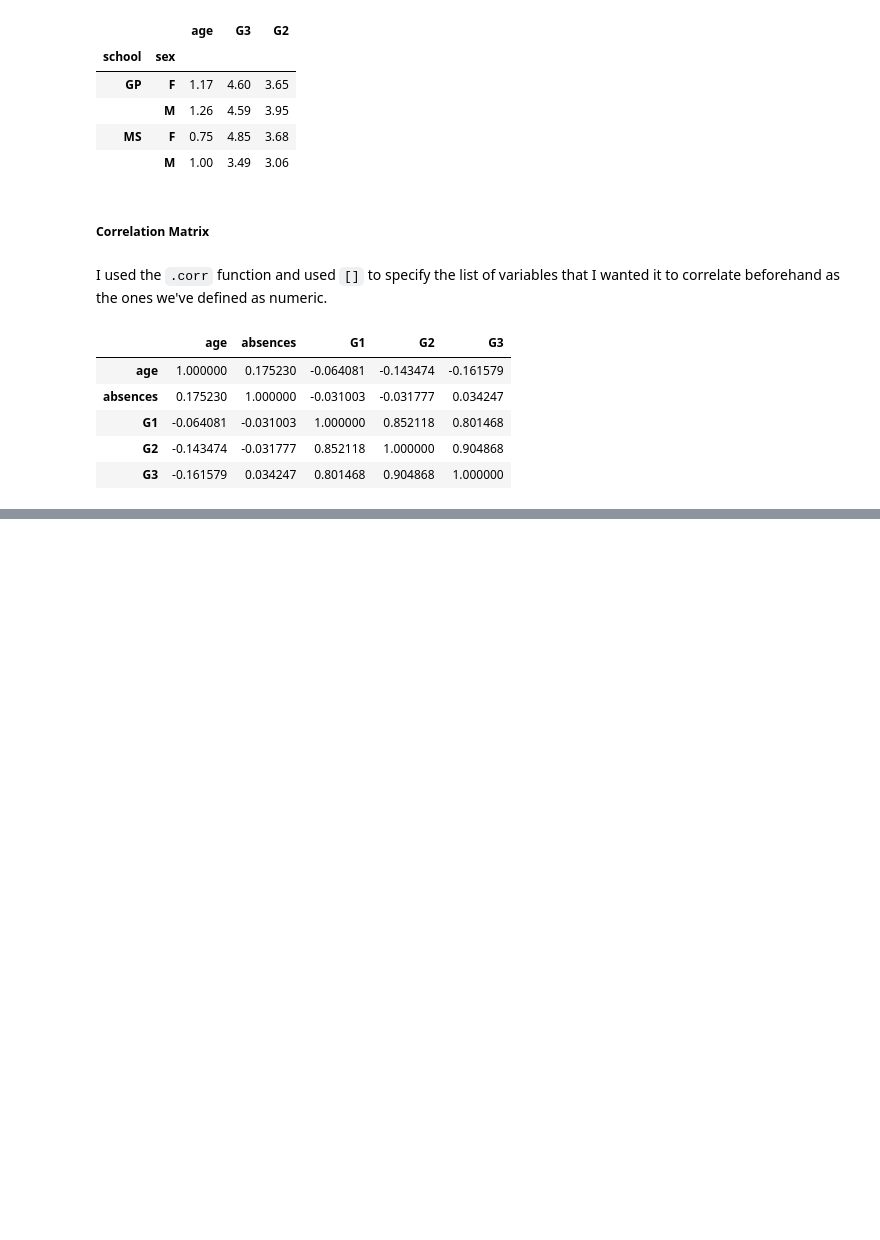
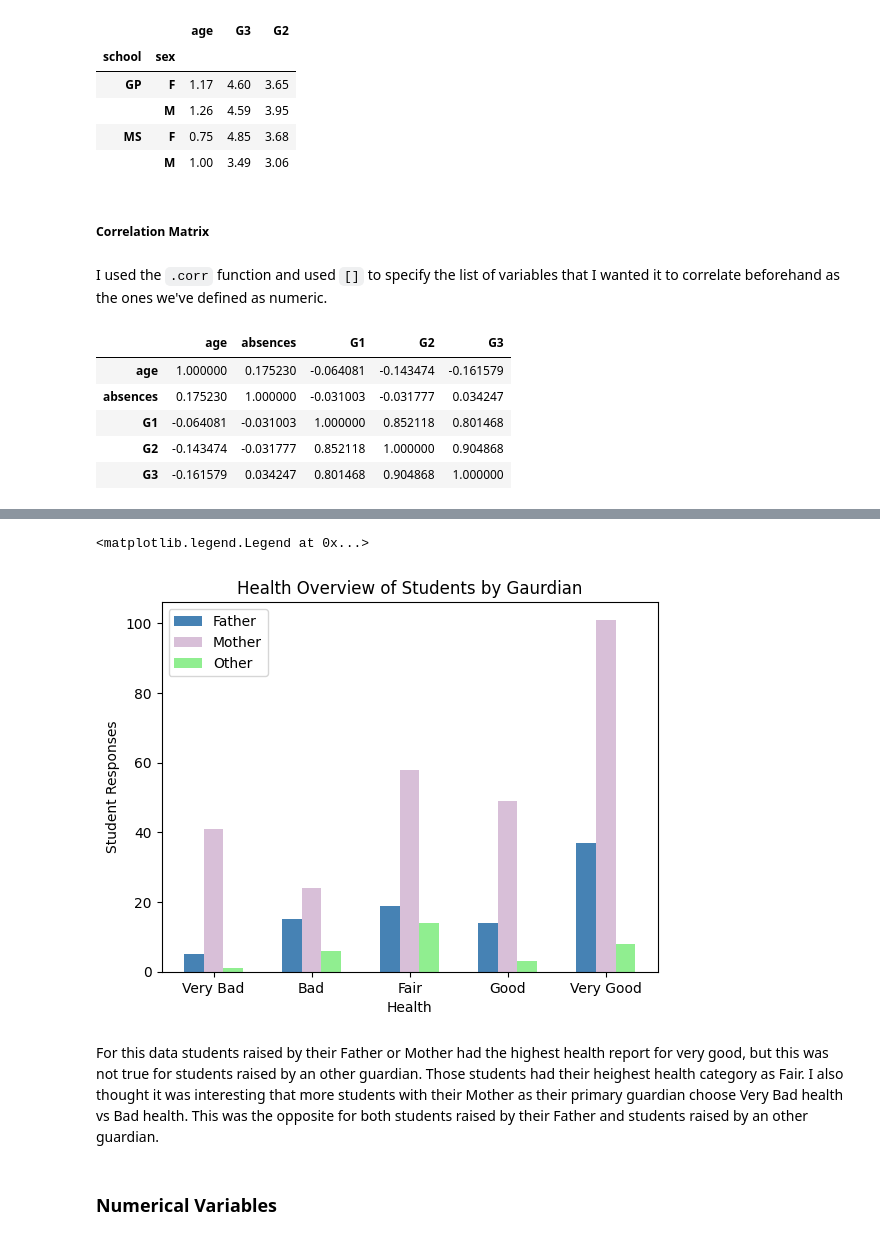
Before and after one commit to Feznix/Stats-554, a Jupyter notebook: Homework_4.ipynb, the cells around one changed output, grey strips where cells are left out. Drawn from its saved outputs; the diff is of its cells as text; code cells hidden in the pictures; blank space fills up the shorter version.

```diff
--- a/Homework_4.ipynb
+++ b/Homework_4.ipynb
@@ -118,0 +185,4 @@ st_data[['age','absences','G1','G2','G3']].corr(numeric_only=True)
+# %%
+st_data["guardianc"]=st_data.guardian.astype("category")
+st_data.guardianc =st_data.guardianc.cat.rename_categories(['Father','Mother','Other'])
+st_data.guardianc.cat.categories
@@ -118,0 +191,4 @@ st_data[['age','absences','G1','G2','G3']].corr(numeric_only=True)
+# %%
+table2= pd.crosstab(index=st_data.healthc, columns= st_data.guardianc,\
+             rownames=['Health'], colnames=["Guardian"])
+table2
@@ -118,0 +203,29 @@ st_data[['age','absences','G1','G2','G3']].corr(numeric_only=True)
+# %%
+plt.bar(
+    x=[0.8,1.8,2.8,3.8,4.8],
+    height=table2.loc[:,"Father"],
+    width=0.2,
+    label='Father',
+    color= 'steelblue')
+plt.bar(x=[1,2,3,4,5],
+    height=table2.loc[:,"Mother"],
+    width=0.2,
+    label='Mother',
+    color= 'thistle')
+plt.bar(x=[1.2,2.2,3.2,4.2,5.2],
+    height=table2.loc[:,"Other"],
+    width=0.2,
+    label='Other',
+    color= 'lightgreen')
+plt.xticks([1,2,3,4,5],st_data.healthc.cat.categories)
+plt.xlabel("Health")
+plt.ylabel("Student Responses")
+plt.title("Health Overview of Students by Gaurdian")
+plt.legend(loc = 0)
+# %% [output]
+<matplotlib.legend.Legend at 0x...>
+[figure, added]
+# %% [markdown]
+For this data students raised by their Father or Mother had the highest health report for very good, but this was not true for students raised by an other guardian. Those students had their heighest health category as Fair. I also thought it was interesting that more students with their Mother as their primary guardian choose Very Bad health vs Bad health. This was the opposite for both students raised by their Father and students raised by an other guardian.
+# %% [markdown]
+### Numerical Variables
```
Also changed, not shown: parts of 15 cells of this notebook.
